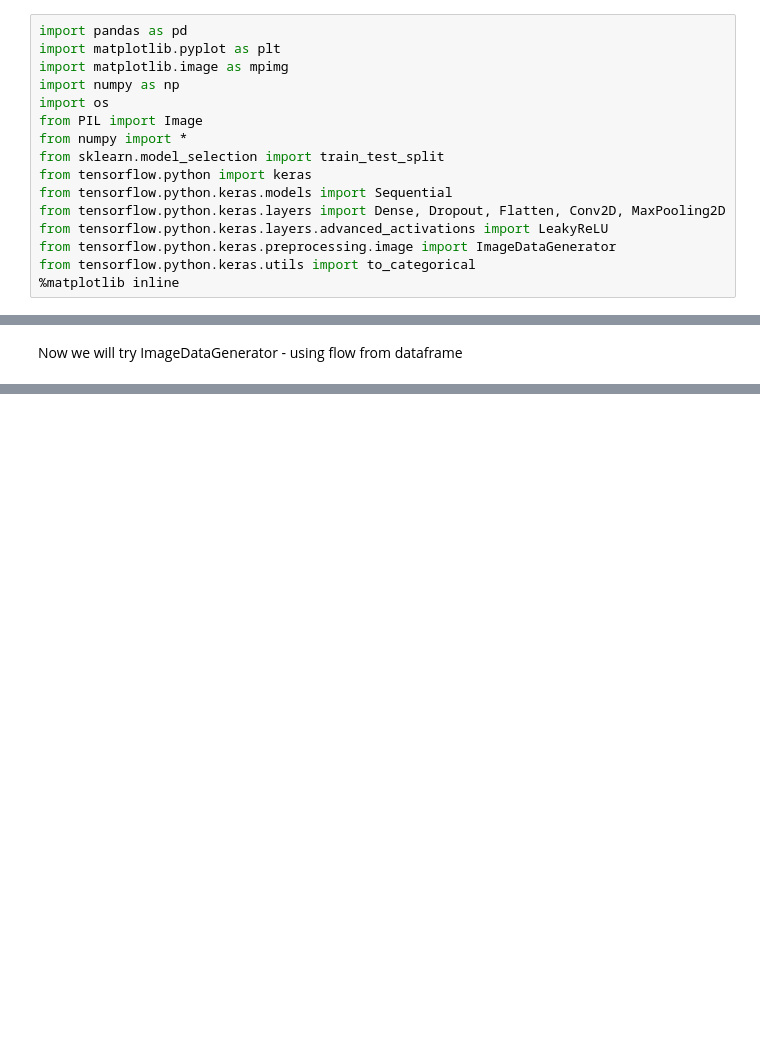
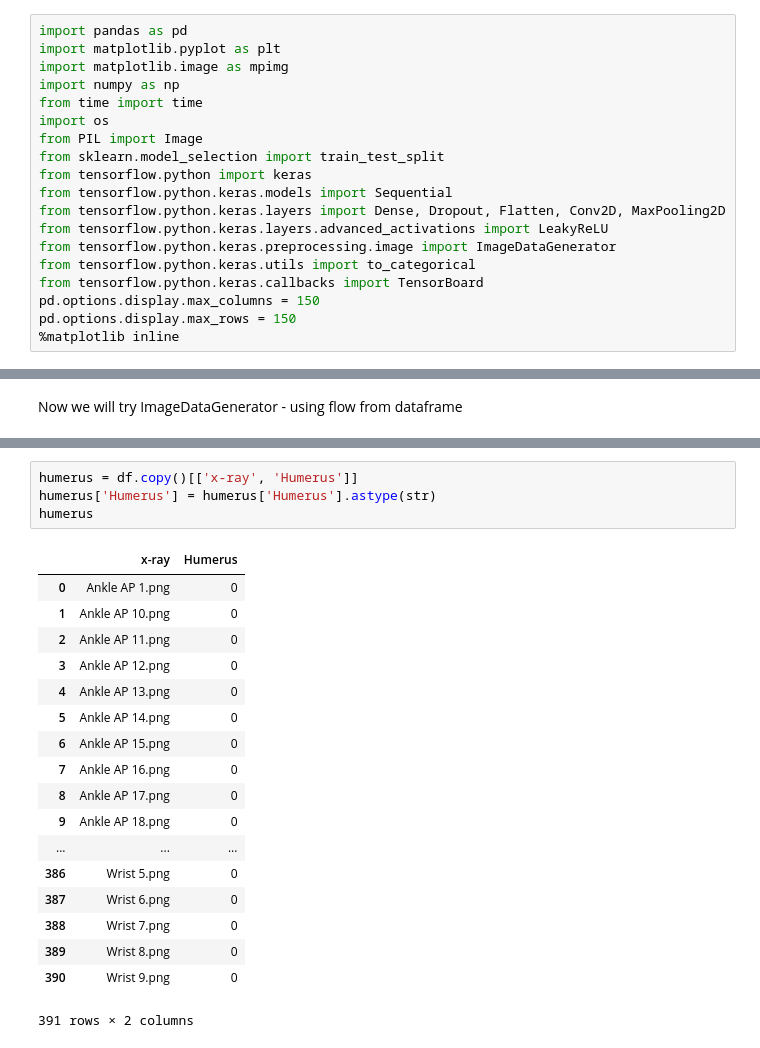
Before and after one commit to AzSaied/Bone-Recognition, a Jupyter notebook: Bone Rec - Binary V2.ipynb, the cells around one changed output, grey strips where cells are left out. Saved outputs shown, nothing was run; the diff lists cells and outputs as text; blank space fills up the shorter version.

```diff
--- a/Bone Rec - Binary V2.ipynb
+++ b/Bone Rec - Binary V2.ipynb
@@ -3,9 +3,9 @@ import pandas as pd
 import matplotlib.pyplot as plt
 import matplotlib.image as mpimg
 import numpy as np
+from time import time
 import os
 from PIL import Image
-from numpy import *
 from sklearn.model_selection import train_test_split
 from tensorflow.python import keras
 from tensorflow.python.keras.models import Sequential
@@ -13,6 +13,9 @@ from tensorflow.python.keras.layers import Dense, Dropout, Flatten, Conv2D, MaxP
 from tensorflow.python.keras.layers.advanced_activations import LeakyReLU
 from tensorflow.python.keras.preprocessing.image import ImageDataGenerator
 from tensorflow.python.keras.utils import to_categorical
+from tensorflow.python.keras.callbacks import TensorBoard
+pd.options.display.max_columns = 150
+pd.options.display.max_rows = 150
 %matplotlib inline
 # %% [markdown]
 Next I want to tell the program where I have saved the data, and where I want it to save the processed images
@@ -211 +289,24 @@ Now we will try ImageDataGenerator - using flow from dataframe
+# %%
+humerus = df.copy()[['x-ray', 'Humerus']]
+humerus['Humerus'] = humerus['Humerus'].astype(str)
+humerus
+# %% [output]
+|  | x-ray | Humerus |
+| 0 | Ankle AP 1.png | 0 |
+| 1 | Ankle AP 10.png | 0 |
+| 2 | Ankle AP 11.png | 0 |
+| 3 | Ankle AP 12.png | 0 |
+| 4 | Ankle AP 13.png | 0 |
+| 5 | Ankle AP 14.png | 0 |
+| 6 | Ankle AP 15.png | 0 |
+| 7 | Ankle AP 16.png | 0 |
+| 8 | Ankle AP 17.png | 0 |
+| 9 | Ankle AP 18.png | 0 |
+| ... | ... | ... |
+| 386 | Wrist 5.png | 0 |
+| 387 | Wrist 6.png | 0 |
+| 388 | Wrist 7.png | 0 |
+| 389 | Wrist 8.png | 0 |
+| 390 | Wrist 9.png | 0 |
+391 rows × 2 columns
 # %%
```
Also changed, not shown: parts of 17 cells of this notebook, 6 other files.
